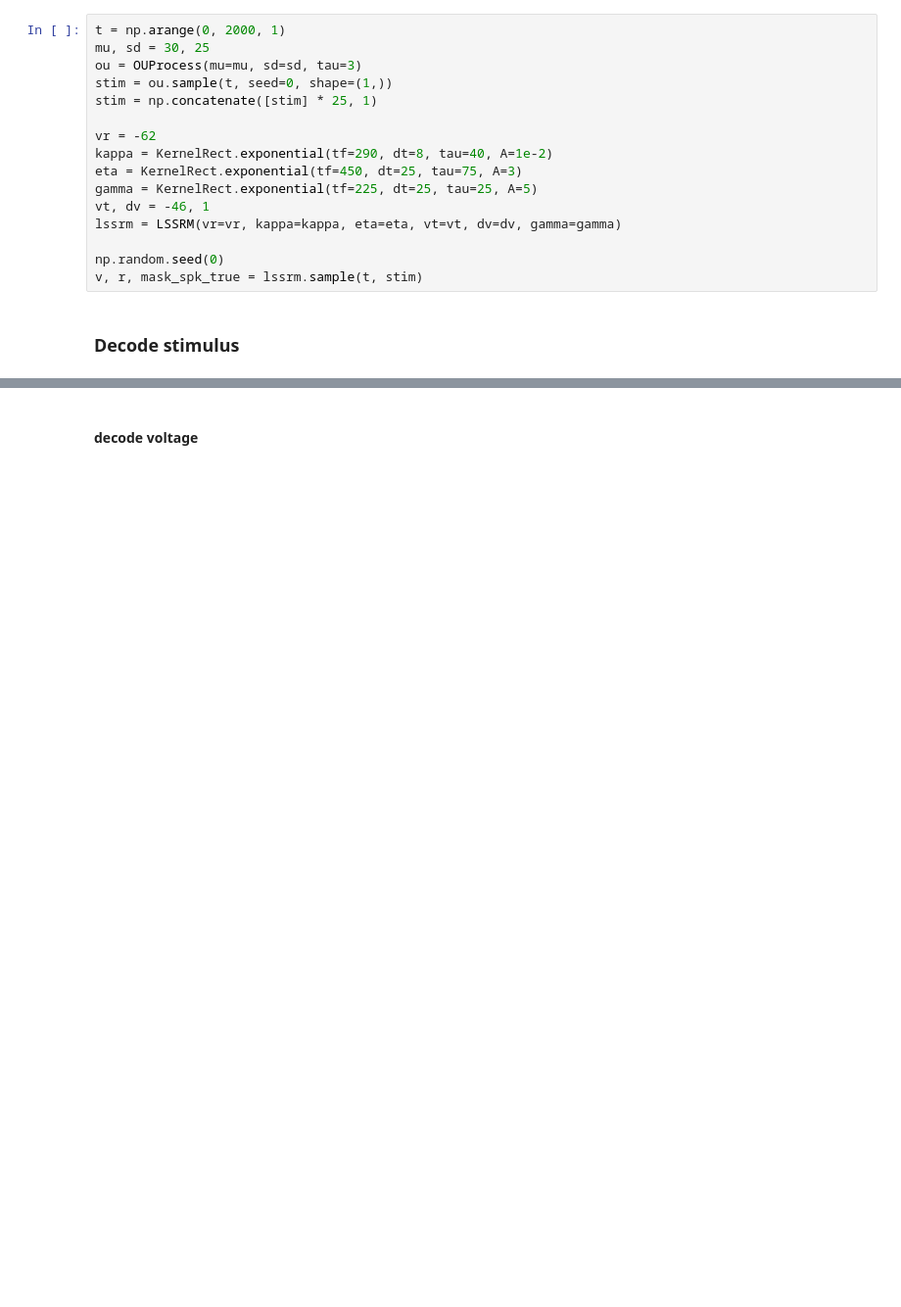
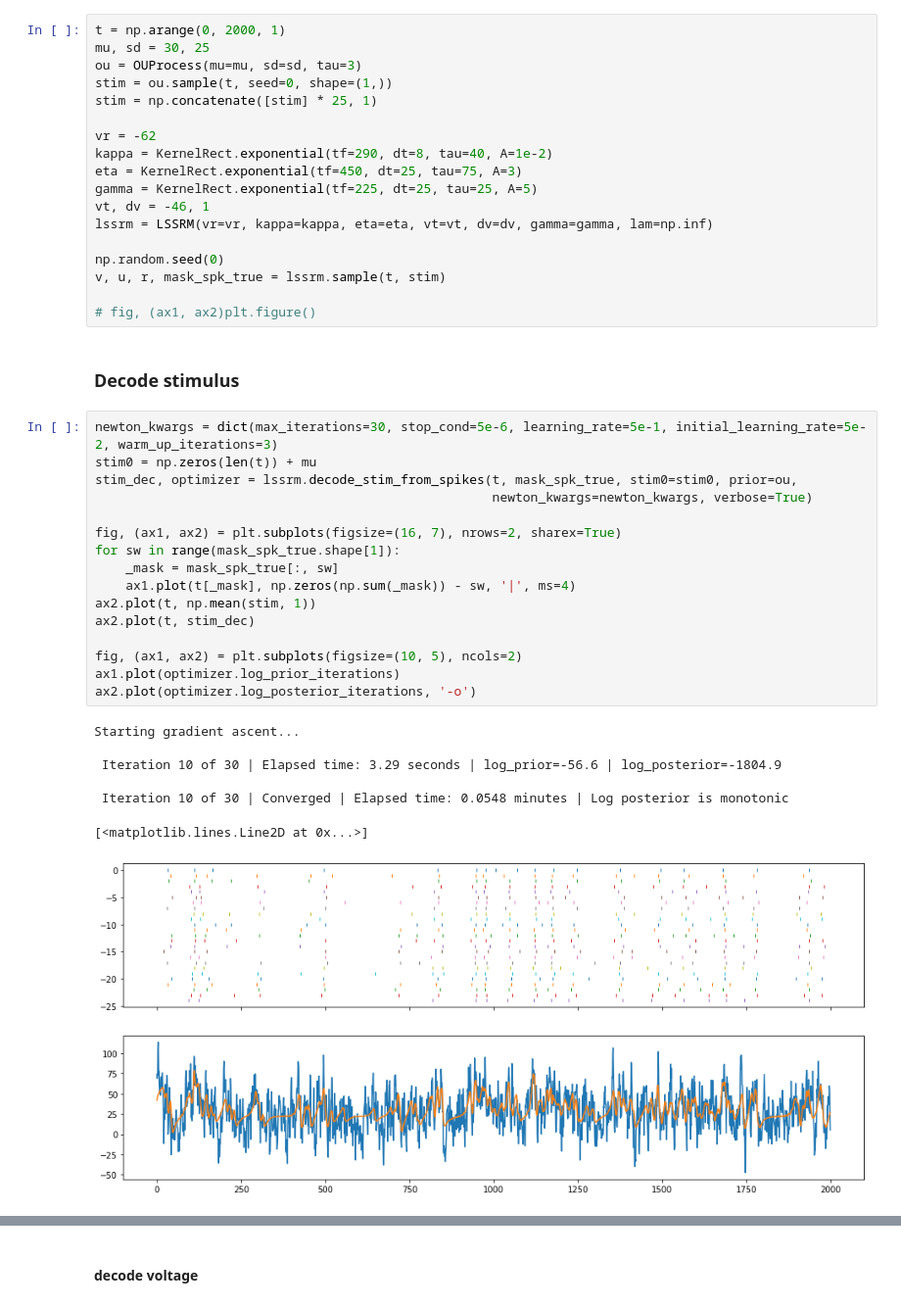
Before and after one commit to diegoarri91/iclamp-glm, a Jupyter notebook: examples/LSSRM_sample_and_decode.ipynb, the cells around one changed output, grey strips where cells are left out. Shown at 98% size. Cells and saved outputs as stored; diff of their text form; blank space fills up the shorter version.

```diff
--- a/examples/LSSRM_sample_and_decode.ipynb
+++ b/examples/LSSRM_sample_and_decode.ipynb
@@ -29,9 +29,35 @@ kappa = KernelRect.exponential(tf=290, dt=8, tau=40, A=1e-2)
 eta = KernelRect.exponential(tf=450, dt=25, tau=75, A=3)
 gamma = KernelRect.exponential(tf=225, dt=25, tau=25, A=5)
 vt, dv = -46, 1
-lssrm = LSSRM(vr=vr, kappa=kappa, eta=eta, vt=vt, dv=dv, gamma=gamma)
+lssrm = LSSRM(vr=vr, kappa=kappa, eta=eta, vt=vt, dv=dv, gamma=gamma, lam=np.inf)
 
 np.random.seed(0)
-v, r, mask_spk_true = lssrm.sample(t, stim)
+v, u, r, mask_spk_true = lssrm.sample(t, stim)
+
+# fig, (ax1, ax2)plt.figure()
 # %% [markdown]
 ### Decode stimulus
+# %%
+newton_kwargs = dict(max_iterations=30, stop_cond=5e-6, learning_rate=5e-1, initial_learning_rate=5e-2, warm_up_iterations=3)
+stim0 = np.zeros(len(t)) + mu
+stim_dec, optimizer = lssrm.decode_stim_from_spikes(t, mask_spk_true, stim0=stim0, prior=ou,
+                                                    newton_kwargs=newton_kwargs, verbose=True)
+
+fig, (ax1, ax2) = plt.subplots(figsize=(16, 7), nrows=2, sharex=True)
+for sw in range(mask_spk_true.shape[1]):
+    _mask = mask_spk_true[:, sw]
+    ax1.plot(t[_mask], np.zeros(np.sum(_mask)) - sw, '|', ms=4)
+ax2.plot(t, np.mean(stim, 1))
+ax2.plot(t, stim_dec)
+
+fig, (ax1, ax2) = plt.subplots(figsize=(10, 5), ncols=2)
+ax1.plot(optimizer.log_prior_iterations)
+ax2.plot(optimizer.log_posterior_iterations, '-o')
+# %% [output]
+Starting gradient ascent...
+
+ Iteration 10 of 30 | Elapsed time: 3.29 seconds | log_prior=-56.6 | log_posterior=-1804.9
+
+ Iteration 10 of 30 | Converged | Elapsed time: 0.0548 minutes | Log posterior is monotonic
+[<matplotlib.lines.Line2D at 0x...>]
+[figure, added]
```
Also changed, not shown: parts of 6 cells of this notebook, 47 other files.
